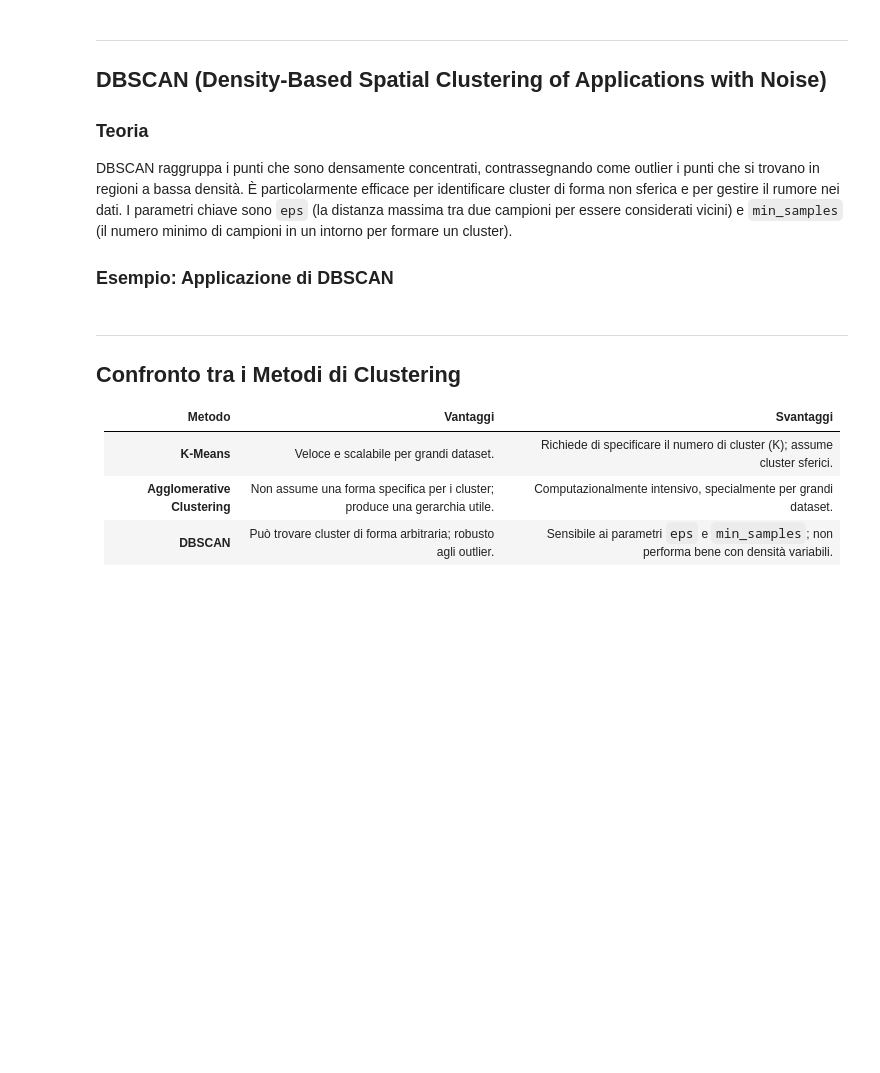
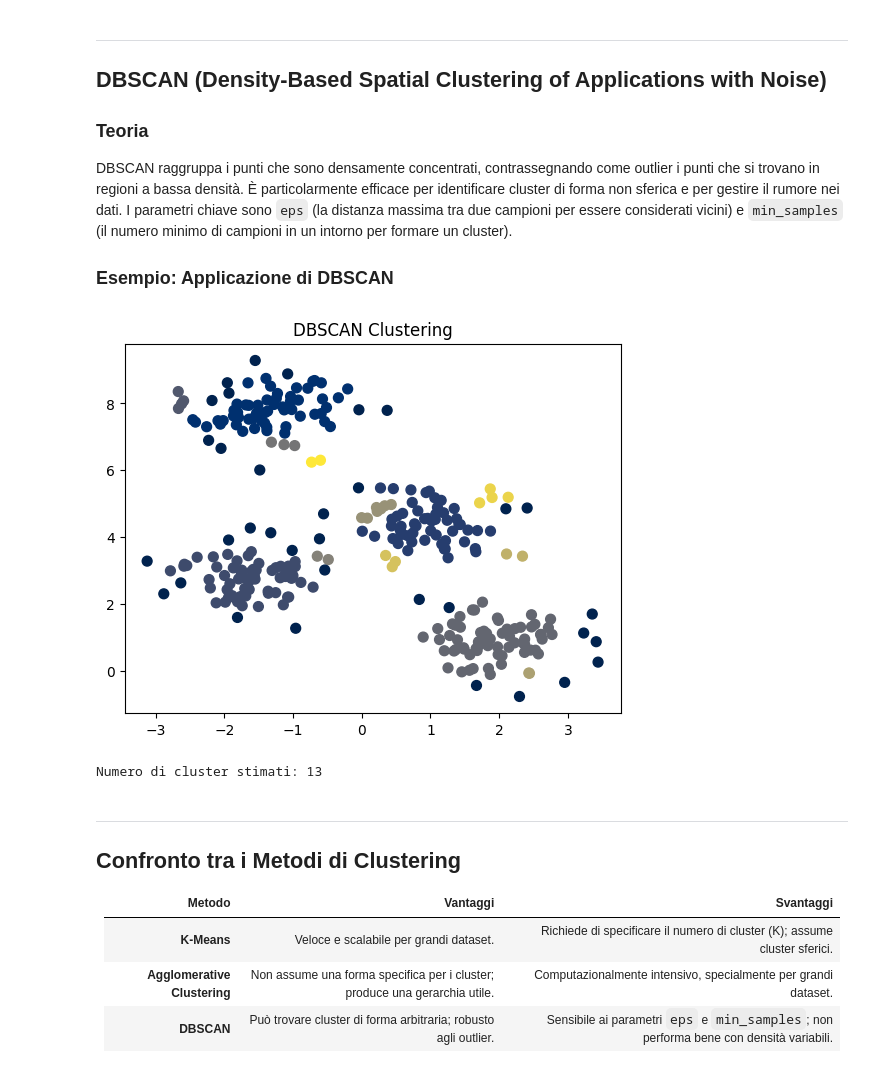
Before and after one commit to Nefaryan/Python, a Jupyter notebook: scikitlearnLesson.ipynb, the cells around one changed output. Saved outputs shown, nothing was run; the diff lists cells and outputs as text; code cells hidden in the pictures; blank space fills up the shorter version.

```diff
--- a/scikitlearnLesson.ipynb
+++ b/scikitlearnLesson.ipynb
@@ -1117,18 +1118,21 @@ DBSCAN raggruppa i punti che sono densamente concentrati, contrassegnando come o
 # %%
 from sklearn.cluster import DBSCAN
 
 # Crea e addestra il modello DBSCAN
-dbscan = DBSCAN(eps=0.6, min_samples=5)
+dbscan = DBSCAN(eps=0.3, min_samples=2)
 y_dbscan = dbscan.fit_predict(X)
 
 # Visualizza i risultati
 plt.scatter(X[:, 0], X[:, 1], c=y_dbscan, s=50, cmap='cividis')
 plt.title('DBSCAN Clustering')
 plt.show()
 
 # Stampa il numero di cluster trovati (escludendo il rumore, etichettato come -1)
 n_clusters_ = len(set(y_dbscan)) - (1 if -1 in y_dbscan else 0)
 print(f'Numero di cluster stimati: {n_clusters_}')
+# %% [output]
+[figure, added]
+Numero di cluster stimati: 13
 # %% [markdown]
 
 ---
```
Also changed, not shown: parts of 30 cells of this notebook, 9 other files.
